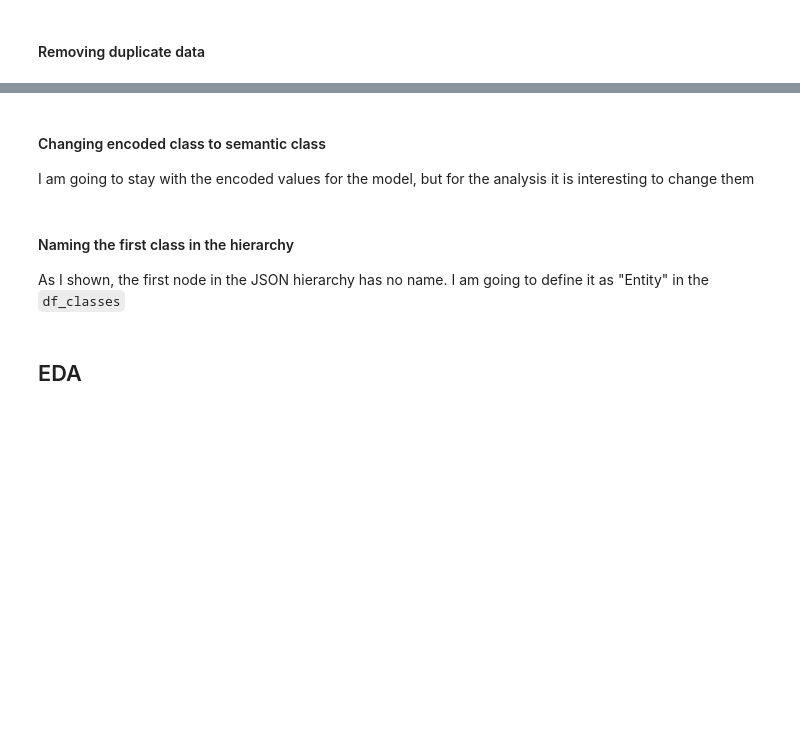
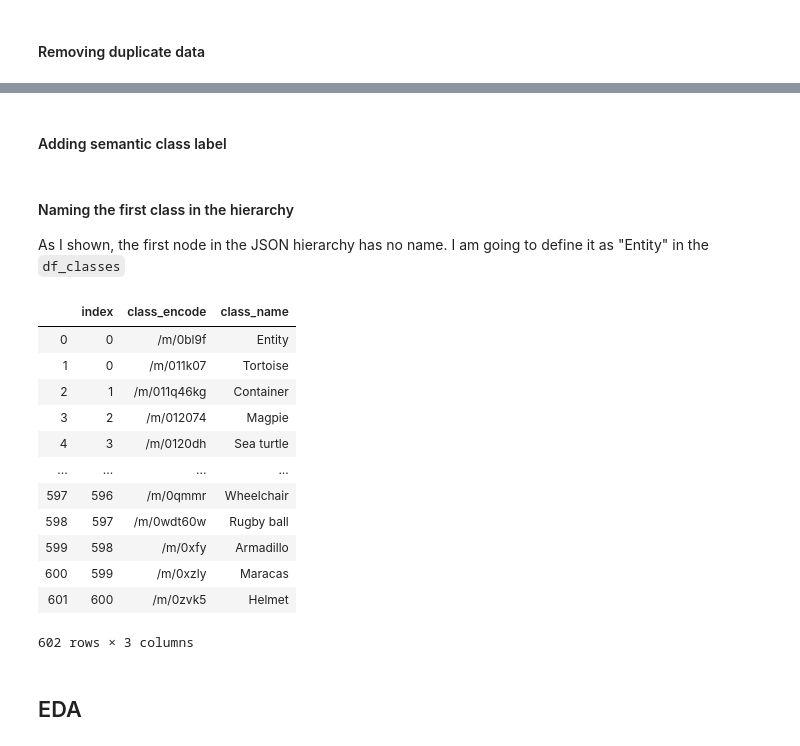
Before and after one commit to BAlmeidaS/capstone-udacity-mle, a Jupyter notebook: analysis.ipynb, the cells around one changed output, grey strips where cells are left out. Saved outputs shown, nothing was run; the diff lists cells and outputs as text; code cells hidden in the pictures; blank space fills up the shorter version.

Commit message:
minor changes in analysis

```diff
--- a/analysis.ipynb
+++ b/analysis.ipynb
@@ -285,7 +469,5 @@ df_train_bbox_raw.shape
-# %% [markdown]
-#### Changing encoded class to semantic class
-
-I am going to stay with the encoded values for the model, but for the analysis it is interesting to change them
+# %% [markdown]
+#### Adding semantic class label
 # %%
 def semantic_label(df):
     return (df.merge(df_classes_raw,
@@ -314,10 +488,26 @@ assert df_test_labels.LabelName.isna().sum() == 0
 
 As I shown, the first node in the JSON hierarchy has no name. I am going to define it as "Entity" in the `df_classes`
 # %%
-df_classes = pd.DataFrame([['/m/0bl9f', 'Entity']], columns=['class_encode', 'class_name'])
-df_classes = df_classes.append(df_classes_raw)
+df_classes =
+df_classes = df_classes.append(df_classes_raw).reset_index()
 
-df_classes
+df_classes = pd.concat([pd.DataFrame([['/m/0bl9f', 'Entity']], columns=['class_encode', 'class_name']),
+                        df_classes_raw],
+...                     ignore_index=True)
+# %% [output]
+|  | index | class_encode | class_name |
+| 0 | 0 | /m/0bl9f | Entity |
+| 1 | 0 | /m/011k07 | Tortoise |
+| 2 | 1 | /m/011q46kg | Container |
+| 3 | 2 | /m/012074 | Magpie |
+| 4 | 3 | /m/0120dh | Sea turtle |
+| ... | ... | ... | ... |
+| 597 | 596 | /m/0qmmr | Wheelchair |
+| 598 | 597 | /m/0wdt60w | Rugby ball |
+| 599 | 598 | /m/0xfy | Armadillo |
+| 600 | 599 | /m/0xzly | Maracas |
+| 601 | 600 | /m/0zvk5 | Helmet |
+602 rows × 3 columns
 # %% [markdown]
 ## EDA
 # %% [markdown]
```
Also changed, not shown: parts of 12 cells of this notebook.
